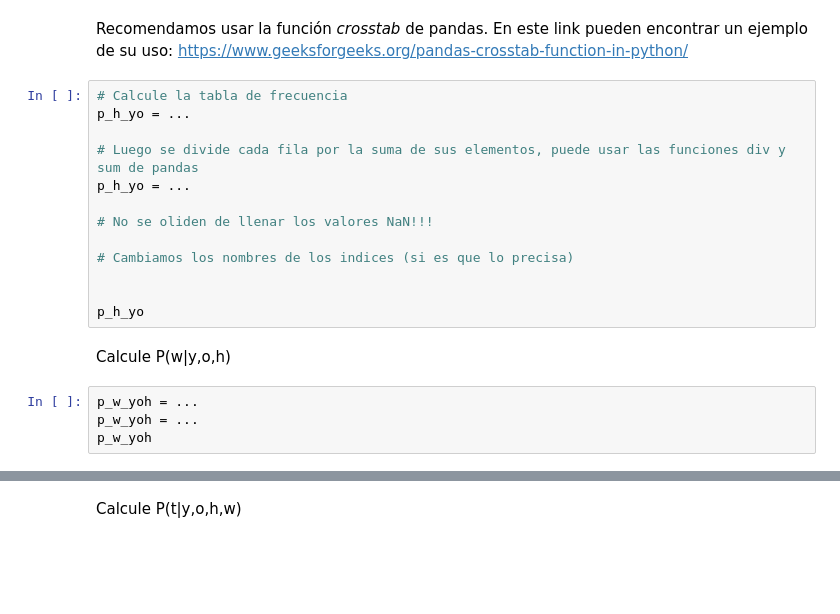
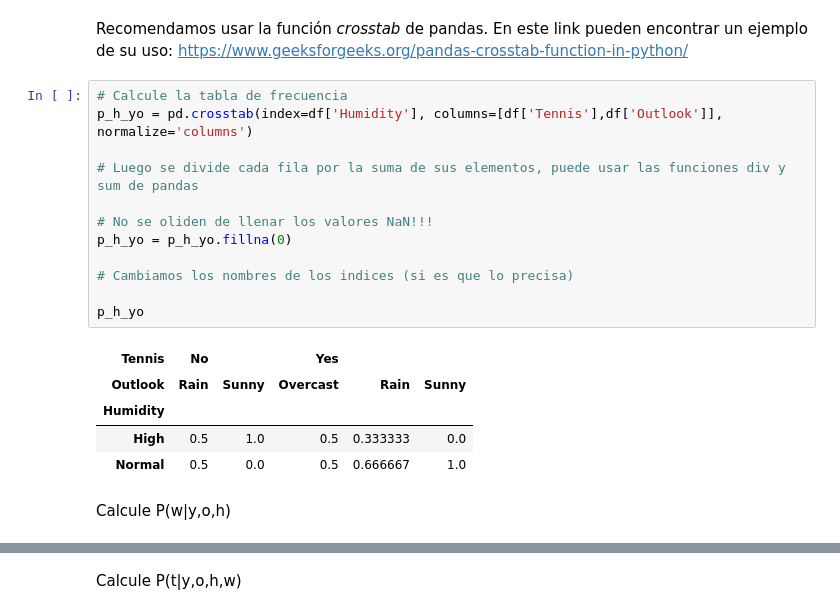
Before and after one commit to octarevetria/IA_Generativa, a Jupyter notebook: Tennis/Tennis/Tennis.ipynb, the cells around one changed output, grey strips where cells are left out. Drawn from its saved outputs; the diff is of its cells as text; blank space fills up the shorter version.

```diff
--- a/Tennis/Tennis/Tennis.ipynb
+++ b/Tennis/Tennis/Tennis.ipynb
@@ -153,20 +351,21 @@ Calcule P(h|y,o)
 Recomendamos usar la función *crosstab* de pandas. En este link pueden encontrar un ejemplo de su uso: https://www.geeksforgeeks.org/pandas-crosstab-function-in-python/
 # %%
 # Calcule la tabla de frecuencia
-p_h_yo = ...
+p_h_yo = pd.crosstab(index=df['Humidity'], columns=[df['Tennis'],df['Outlook']], normalize='columns')
 
 # Luego se divide cada fila por la suma de sus elementos, puede usar las funciones div y sum de pandas
-p_h_yo = ...
 
 # No se oliden de llenar los valores NaN!!!
+p_h_yo = p_h_yo.fillna(0)
 
 # Cambiamos los nombres de los indices (si es que lo precisa)
 
-
 p_h_yo
+# %% [output]
+| Tennis | No |  | Yes |  |  |
+| Outlook | Rain | Sunny | Overcast | Rain | Sunny |
+| Humidity |  |  |  |  |  |
+| High | 0.5 | 1.0 | 0.5 | 0.333333 | 0.0 |
+| Normal | 0.5 | 0.0 | 0.5 | 0.666667 | 1.0 |
 # %% [markdown]
 Calcule P(w|y,o,h)
-# %%
-p_w_yoh = ...
-p_w_yoh = ...
-p_w_yoh
```
Also changed, not shown: parts of 35 cells of this notebook.
